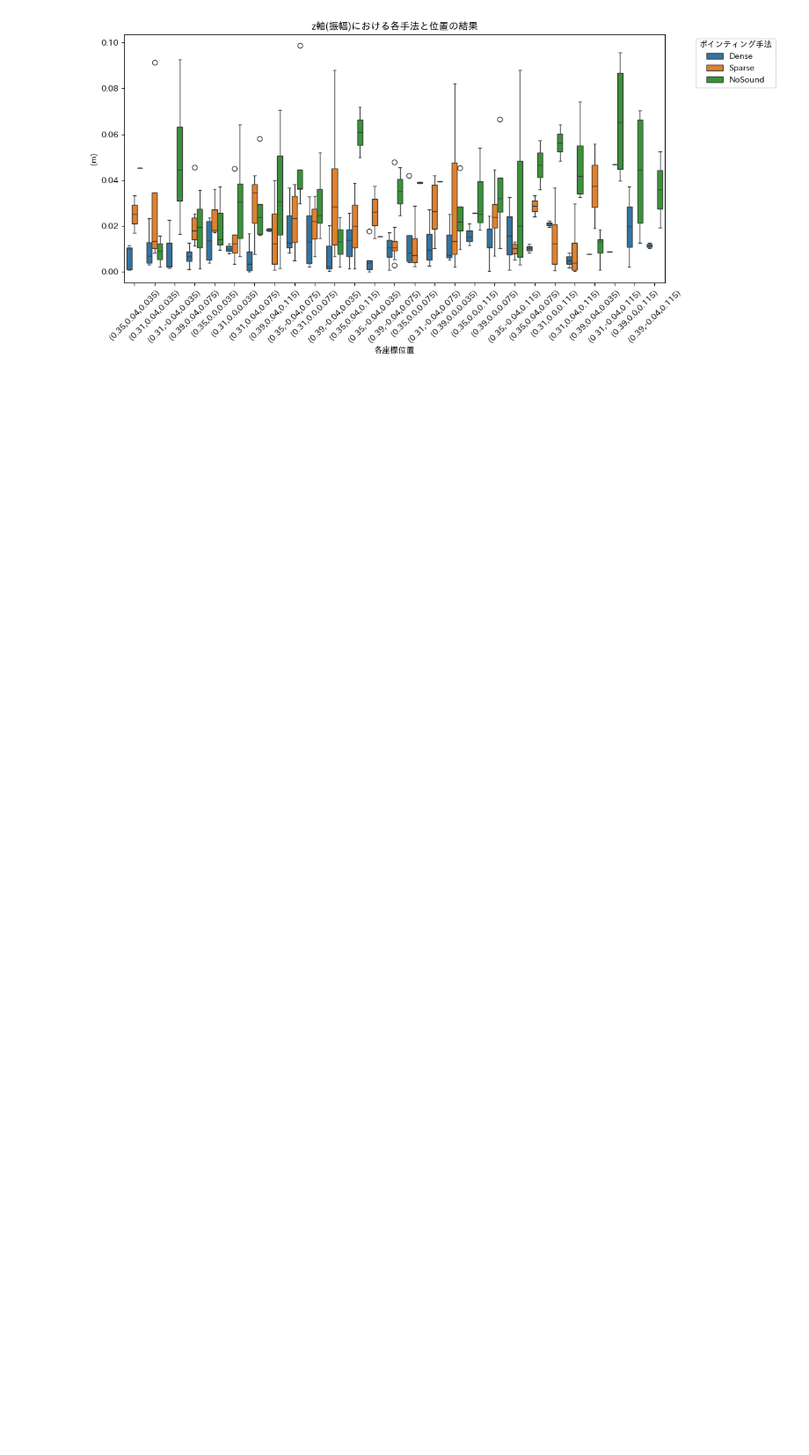
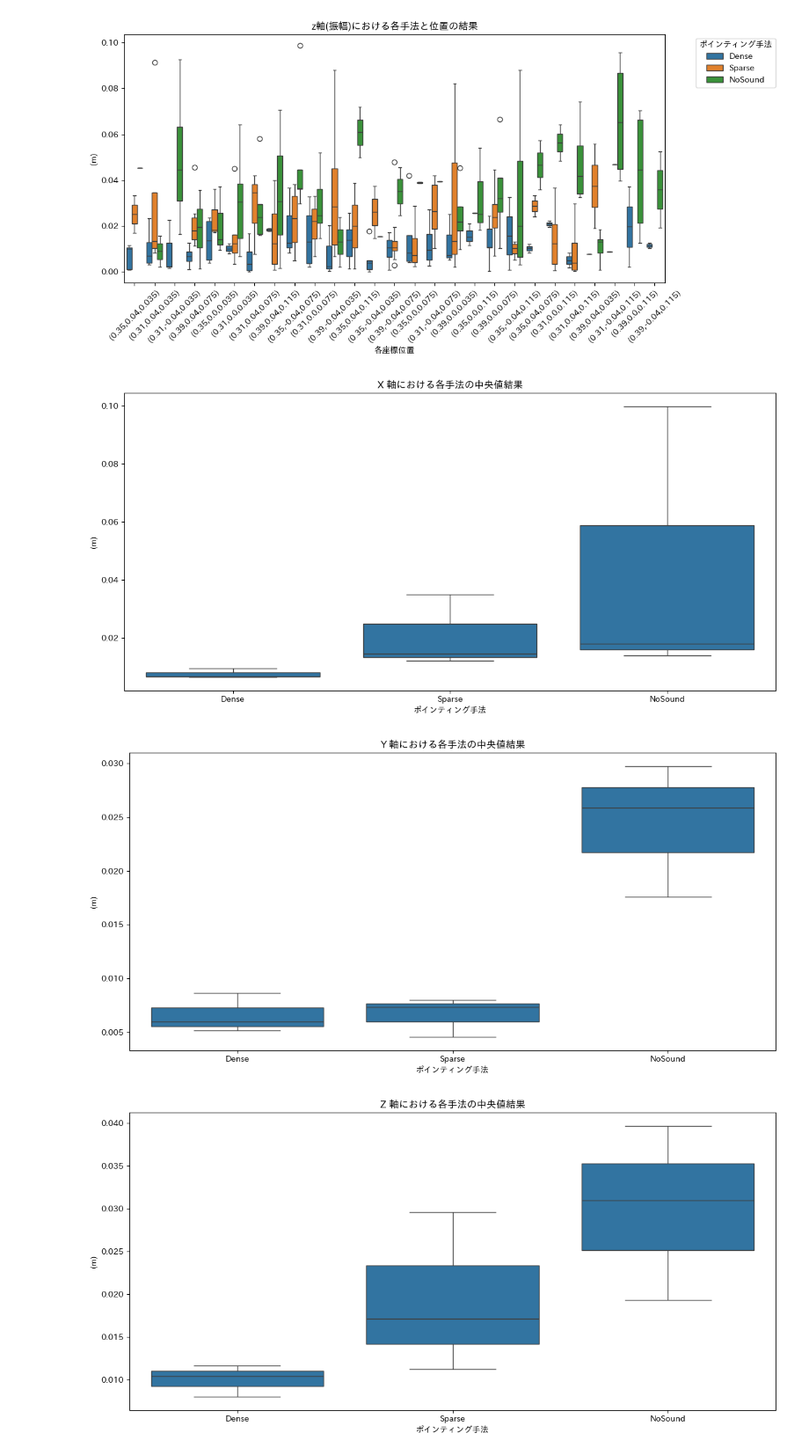
Before and after one commit to takaharayota531/poster-exp-analysis, a Jupyter notebook: 本予備実験3/main-exp3-all-004.ipynb, the cells around one changed output. Shown at 88% size. Drawn from its saved outputs; the diff is of its cells as text; code cells hidden in the pictures; blank space fills up the shorter version.

```diff
--- a/本予備実験3/main-exp3-all-004.ipynb
+++ b/本予備実験3/main-exp3-all-004.ipynb
@@ -227,3 +227,38 @@ plt.show()
 [figure]
 [figure]
 [figure]
+# %%
+# Placeごとの中央値を計算 (数値列のみ対象)
+numeric_columns = ['X', 'Y', 'Z']
+df_median = df_all.groupby(['Subject', 'Method'])[numeric_columns].median().reset_index()
+
+# Placeごとの平均値を計算 (数値列のみ対象)
+df_mean = df_all.groupby(['Subject', 'Method'])[numeric_columns].mean().reset_index()
+
+# Methodのラベルを追加
+df_median['Method_Label'] = df_median['Method'].map(method_labels)
+df_mean['Method_Label'] = df_mean['Method'].map(method_labels)
+
+# 中央値プロット
+for axis in ['X', 'Y', 'Z']:
+    plt.figure(figsize=(12, 6))
+    sns.boxplot(x='Method_Label', y=axis, data=df_median)
+    plt.title(f'{axis} 軸における各手法の中央値結果')
+    plt.xlabel('ポインティング手法')
+    plt.ylabel('(m)')
+    plt.tight_layout()
+    plt.show()
+
+# 平均値プロット
+for axis in ['X', 'Y', 'Z']:
+    plt.figure(figsize=(12, 6))
+    sns.boxplot(x='Method_Label', y=axis, data=df_mean)
+    plt.title(f'{axis} 軸における各手法の平均値結果')
+    plt.xlabel('ポインティング手法')
+    plt.ylabel('(m)')
+    plt.tight_layout()
+    plt.show()
+# %% [output]
+[figure, added]
+[figure, added]
+[figure, added]
```
Also changed, not shown: parts of 1 cell of this notebook, 2 other files.
